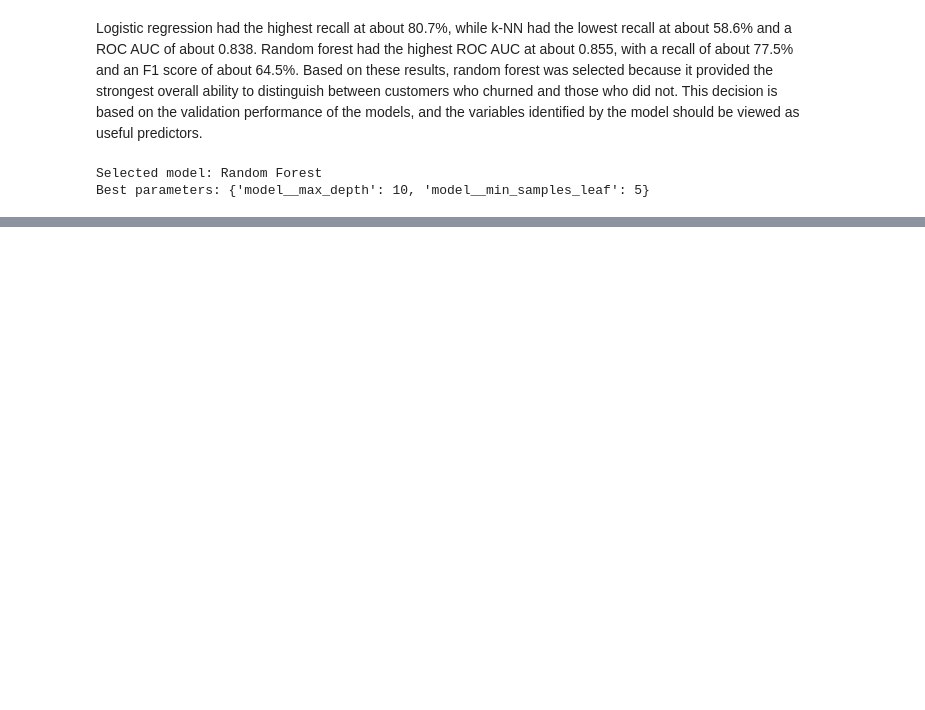
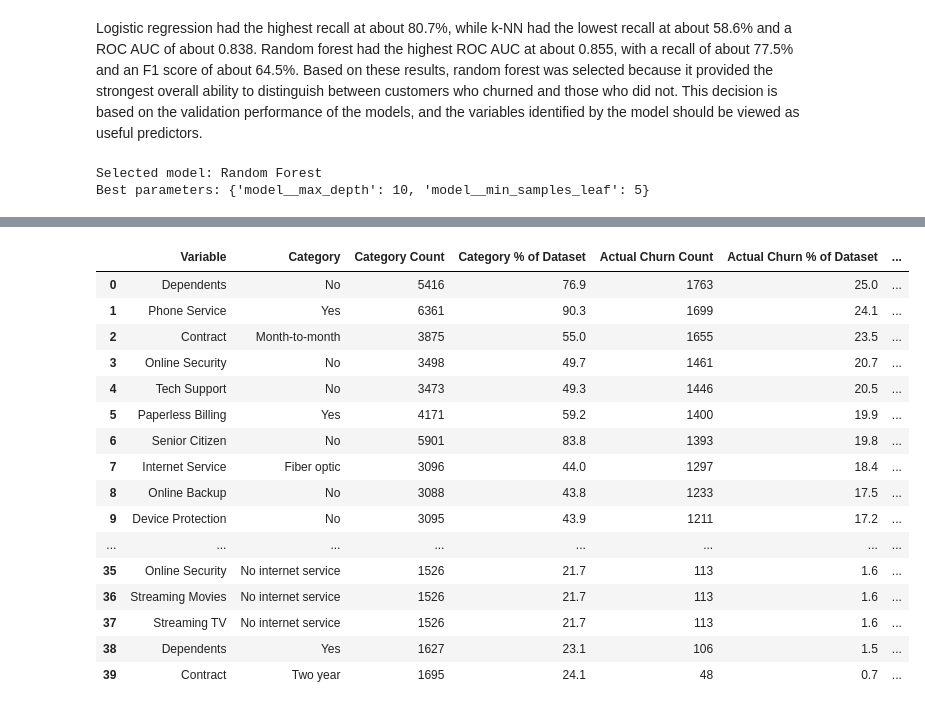
Before and after one commit to jharrison4386/ADS-505-Group-8-Project, a Jupyter notebook: final_project_predictive_modeling.ipynb, the cells around one changed output, grey strips where cells are left out. Cells and saved outputs as stored; diff of their text form; code cells hidden in the pictures; blank space fills up the shorter version.

Commit message:
10/11/2026 MCL - began actual vs. pred analysis

```diff
--- a/final_project_predictive_modeling.ipynb
+++ b/final_project_predictive_modeling.ipynb
@@ -756,0 +760,19 @@ Best parameters: {'model__max_depth': 10, 'model__min_samples_leaf': 5}
+# %%
+# creating a data frame with the predicted churn probabilities and predicted churn result
+
+df2 = df.copy()
+
+drop_cols2 = ['CustomerID', 'Country', 'Lat Long', 'Churn Label', 'Count', 'State', 'City', 'Zip Code', 'Latitude', 'Longitude']
+
+df2 = df.drop(columns=drop_cols2)
+
+X2 = df2.drop(columns = ["Churn Value", "Churn Score", "CLTV", "Churn Reason"])
+
+rf_prob = random_forest_grid.predict_proba(X2)[:,1]
+rf_pred = (rf_prob >= 0.50).astype(int)
+
+df2["rf_prob"] = rf_prob
+df2["rf_pred"] = rf_pred
+
+pd.set_option('display.max_columns', None)
+df2.head()
@@ -756,0 +871,68 @@ Best parameters: {'model__max_depth': 10, 'model__min_samples_leaf': 5}
+# %%
+# comparing proportions of actual and predicted churners against the entire dataset
+
+total_n = len(df2)
+
+categorical_rows2 = []
+
+for col in cat_cols:
+    if col not in df2.columns:
+        continue
+
+    for category, group in df2.groupby(
+        col, dropna=False, observed=True
+    ):
+        n = len(group)
+
+        actual_count = (group[actual_churn] == 1).sum()
+        predicted_count = (group[pred_churn] == 1).sum()
+
+        categorical_rows2.append({
+            "Variable": col,
+            "Category": str(category),
+
+            # Category prevalence in the entire dataset
+            "Category Count": n,
+            "Category % of Dataset": round(
+                n / total_n * 100, 1
+            ) if total_n else 0,
+
+            # Actual churn prevalence
+            "Actual Churn Count": actual_count,
+            "Actual Churn % of Dataset": round(
+                actual_count / total_n * 100, 1
+            ) if total_n else 0,
+
+            # Predicted churn prevalence
+            "Predicted Churn Count": predicted_count,
+            "Predicted Churn % of Dataset": round(
+                predicted_count / total_n * 100, 1
+            ) if total_n else 0
+        })
+
+categorical_table2 = pd.DataFrame(categorical_rows2)
+
+categorical_table2 = categorical_table2.sort_values(
+    by="Actual Churn Count",
+    ascending=False
+).reset_index(drop=True)
+
+display(categorical_table2)
+# %% [output]
+|  | Variable | Category | Category Count | Category % of Dataset | Actual Churn Count | Actual Churn % of Dataset | ... |
+| 0 | Dependents | No | 5416 | 76.9 | 1763 | 25.0 | ... |
+| 1 | Phone Service | Yes | 6361 | 90.3 | 1699 | 24.1 | ... |
+| 2 | Contract | Month-to-month | 3875 | 55.0 | 1655 | 23.5 | ... |
+| 3 | Online Security | No | 3498 | 49.7 | 1461 | 20.7 | ... |
+| 4 | Tech Support | No | 3473 | 49.3 | 1446 | 20.5 | ... |
+| 5 | Paperless Billing | Yes | 4171 | 59.2 | 1400 | 19.9 | ... |
+| 6 | Senior Citizen | No | 5901 | 83.8 | 1393 | 19.8 | ... |
+| 7 | Internet Service | Fiber optic | 3096 | 44.0 | 1297 | 18.4 | ... |
+| 8 | Online Backup | No | 3088 | 43.8 | 1233 | 17.5 | ... |
+| 9 | Device Protection | No | 3095 | 43.9 | 1211 | 17.2 | ... |
+| ... | ... | ... | ... | ... | ... | ... | ... |
+| 35 | Online Security | No internet service | 1526 | 21.7 | 113 | 1.6 | ... |
+| 36 | Streaming Movies | No internet service | 1526 | 21.7 | 113 | 1.6 | ... |
+| 37 | Streaming TV | No internet service | 1526 | 21.7 | 113 | 1.6 | ... |
+| 38 | Dependents | Yes | 1627 | 23.1 | 106 | 1.5 | ... |
+| 39 | Contract | Two year | 1695 | 24.1 | 48 | 0.7 | ... |
```
Also changed, not shown: parts of 36 cells of this notebook.
